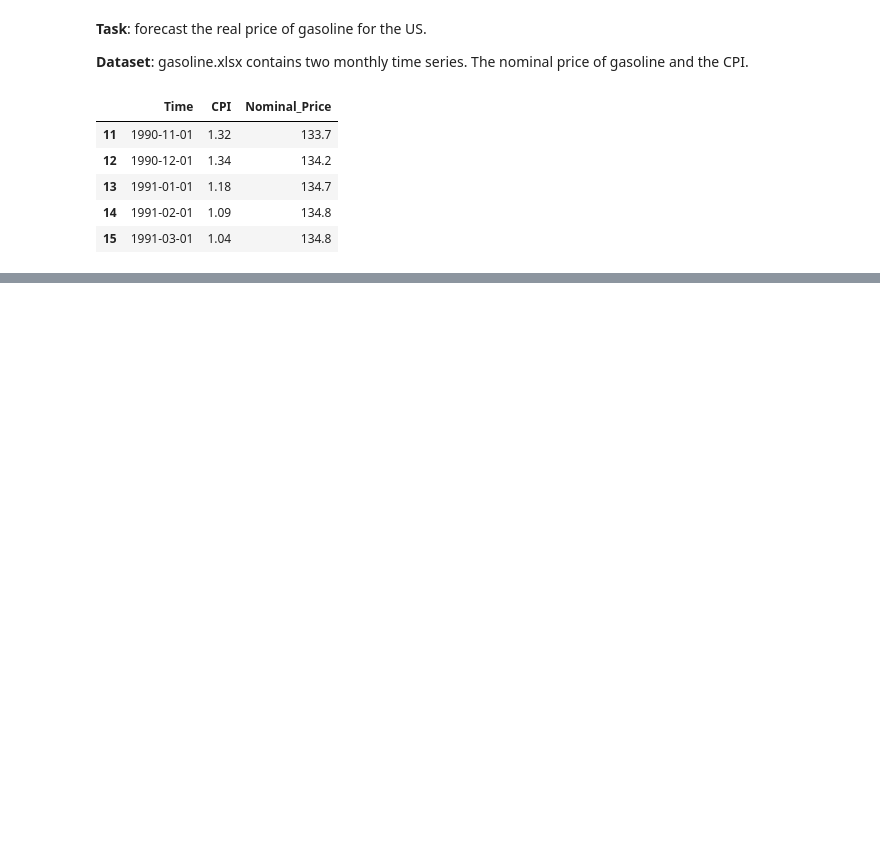
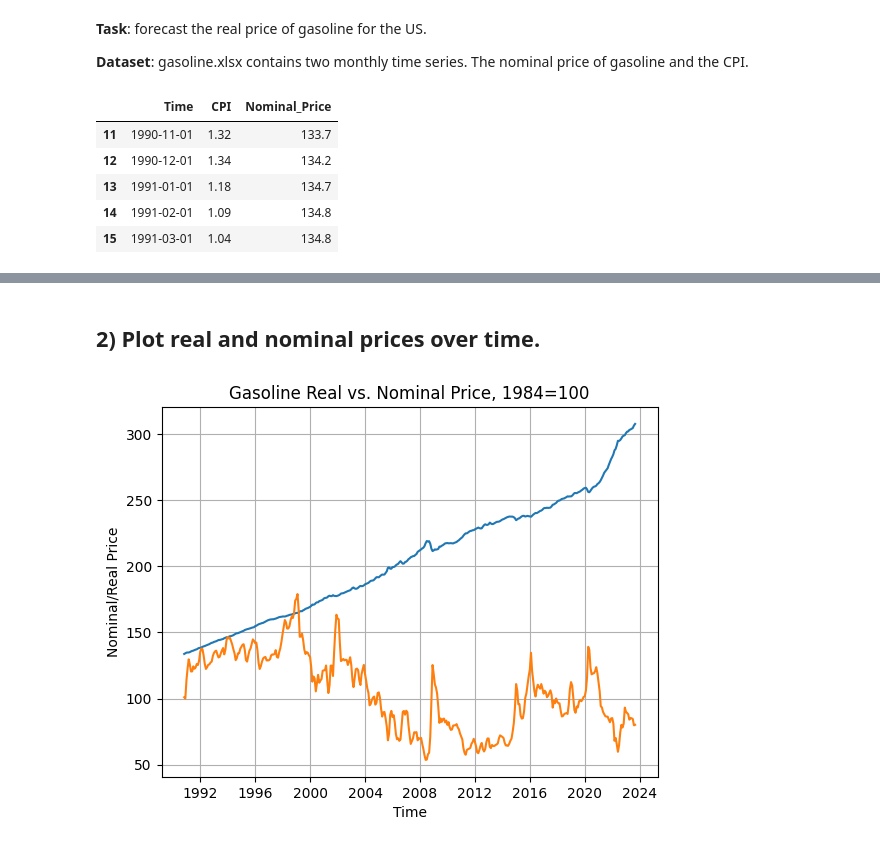
Before and after one commit to giordanovitale/Time-Series-Assignments, a Jupyter notebook: Assignment 3/Assignment3.ipynb, the cells around one changed output, grey strips where cells are left out. Drawn from its saved outputs; the diff is of its cells as text; code cells hidden in the pictures; blank space fills up the shorter version.

```diff
--- a/Assignment 3/Assignment3.ipynb
+++ b/Assignment 3/Assignment3.ipynb
@@ -40,0 +45,3 @@ gasoline.head()
+# %%
+gasoline['Real_Price'] = (gasoline['Nominal_Price'] / gasoline['CPI'])
+gasoline.head(5)
@@ -40,0 +55,12 @@ gasoline.head()
+# %% [markdown]
+## 2)  Plot real and nominal prices over time.
+# %%
+plt.plot(gasoline['Time'], gasoline['Nominal_Price'])
+plt.plot(gasoline['Time'], gasoline['Real_Price'])
+
+plt.title('Gasoline Real vs. Nominal Price, 1984=100')
+plt.xlabel('Time')
+plt.ylabel('Nominal/Real Price')
+plt.grid()
+# %% [output]
+[figure, added]
```
Also changed, not shown: parts of 3 cells of this notebook.
